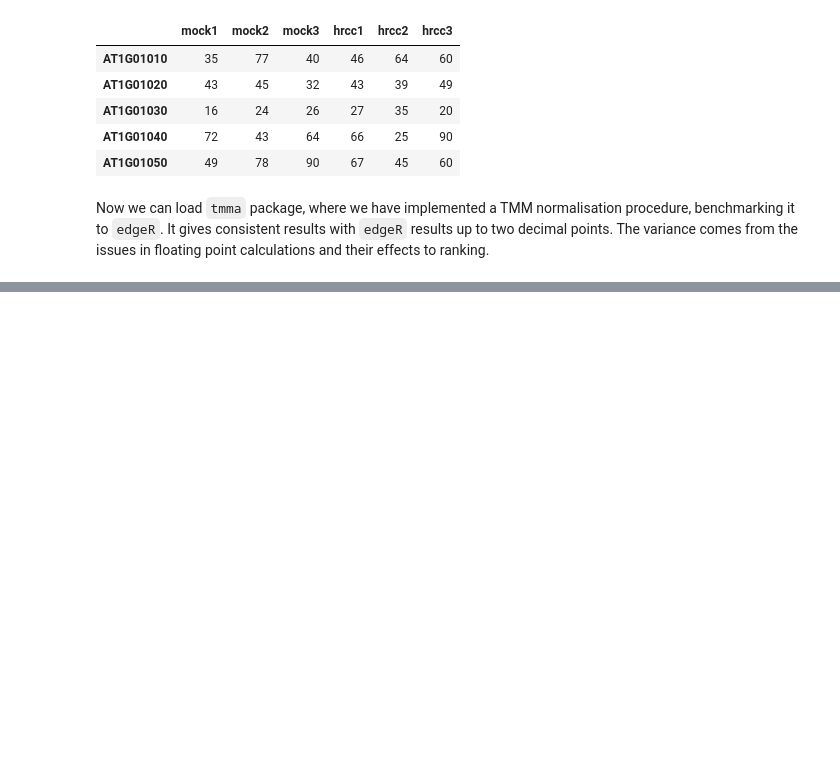
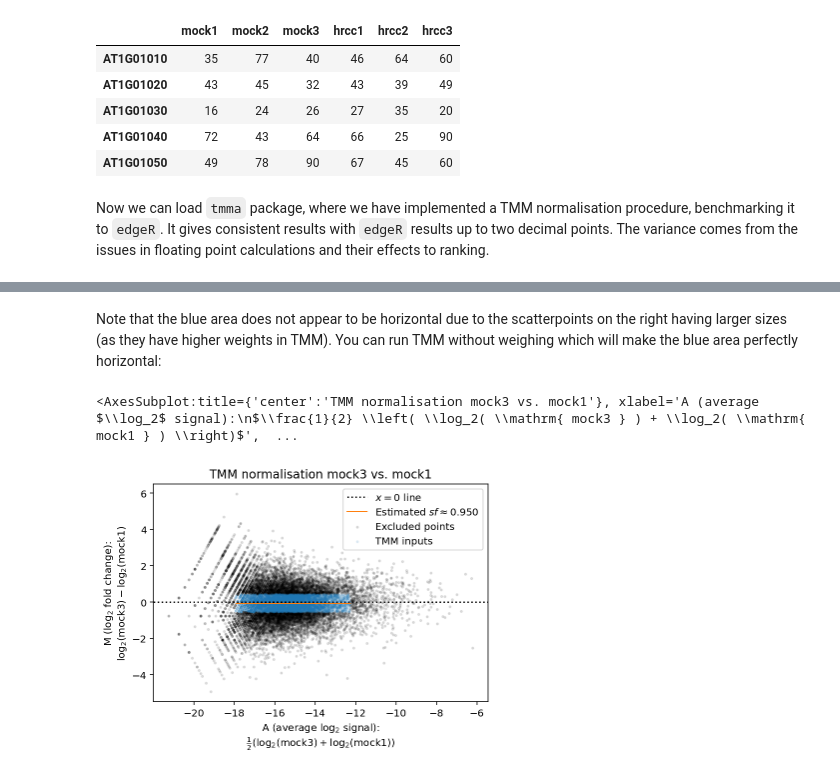
Before and after one commit to lukauskas/tmma, a Jupyter notebook: examples/Arabidopsis dataset.ipynb, the cells around one changed output, grey strips where cells are left out. Drawn from its saved outputs; the diff is of its cells as text; code cells hidden in the pictures; blank space fills up the shorter version.

```diff
--- a/examples/Arabidopsis dataset.ipynb
+++ b/examples/Arabidopsis dataset.ipynb
@@ -59,0 +219,7 @@ Note that warnings above come from us trying to follow the R implementation (whi
+# %% [markdown]
+Note that the blue area does not appear to be horizontal due to the scatterpoints on the right having larger sizes (as they have higher weights in TMM). You can run TMM without weighing which will make the blue area perfectly horizontal:
+# %%
+tmma.plot_two_sample_tmm(obs, ref, kw_tmm=dict(weighted=False))
+# %% [output]
+<AxesSubplot:title={'center':'TMM normalisation mock3 vs. mock1'}, xlabel='A (average $\\log_2$ signal):\n$\\frac{1}{2} \\left( \\log_2( \\mathrm{ mock3 } ) + \\log_2( \\mathrm{ mock1 } ) \\right)$',  ...
+[figure, added]
```
Also changed, not shown: parts of 22 cells of this notebook, 7 other files.
